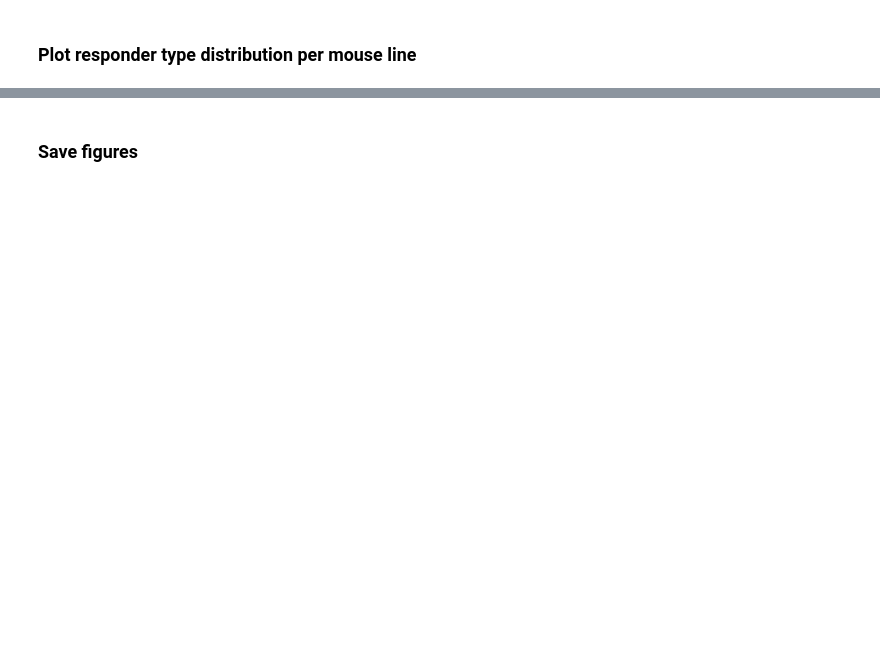
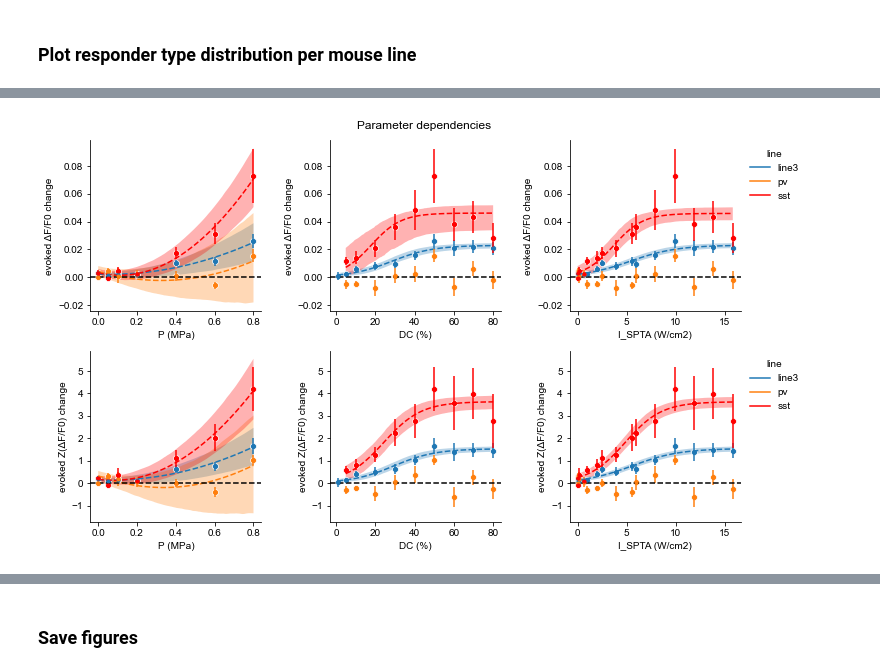
Before and after one commit to shohamlab/usnm2p, a Jupyter notebook: main_analysis.ipynb, the cells around one changed output, grey strips where cells are left out. Cells and saved outputs as stored; diff of their text form; code cells hidden in the pictures; blank space fills up the shorter version.

```diff
--- a/main_analysis.ipynb
+++ b/main_analysis.ipynb
@@ -321,0 +123,27 @@ figs['net_effects'].tight_layout()
+# %%
+# Independent parameters
+xkeys = [
+    Label.P,
+    Label.DC,
+    Label.ISPTA,
+]
+
+# Dependent response variables
+ykeys = [
+    get_change_key(Label.DFF),
+    get_change_key(Label.ZSCORE),
+    # Label.RESP_FRAC,
+]
+
+figs[f'simparams_deps'] = plot_parameter_dependency_across_lines(
+    stats_all.copy(),
+    xkeys,
+    ykeys,
+    lw=0,
+    marker='o',
+    err_style='bars',
+    fit=fit_dict,
+    fit_ci=0.67,
+)
+figs[f'simparams_deps'].suptitle('Parameter dependencies', y=1.02);
+# %% [output]
@@ -321,0 +204 @@ figs['net_effects'].tight_layout()
+[figure, added]
```
Also changed, not shown: parts of 19 cells of this notebook, 5 other files.
